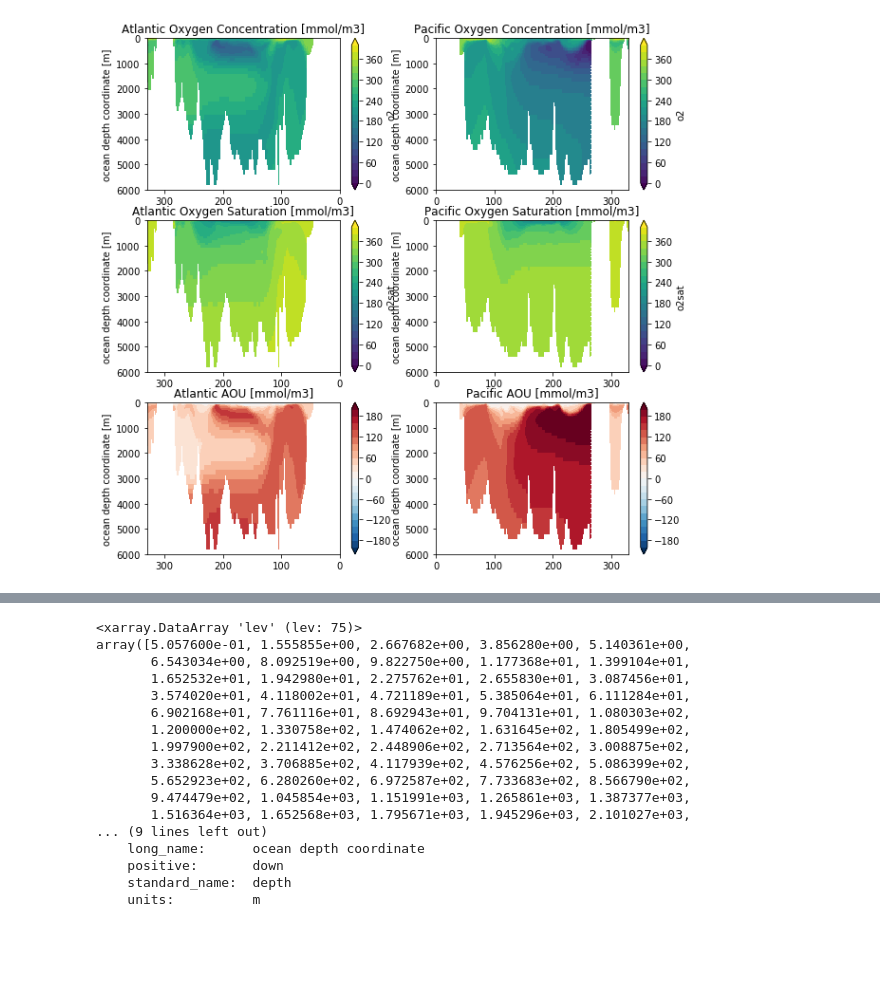
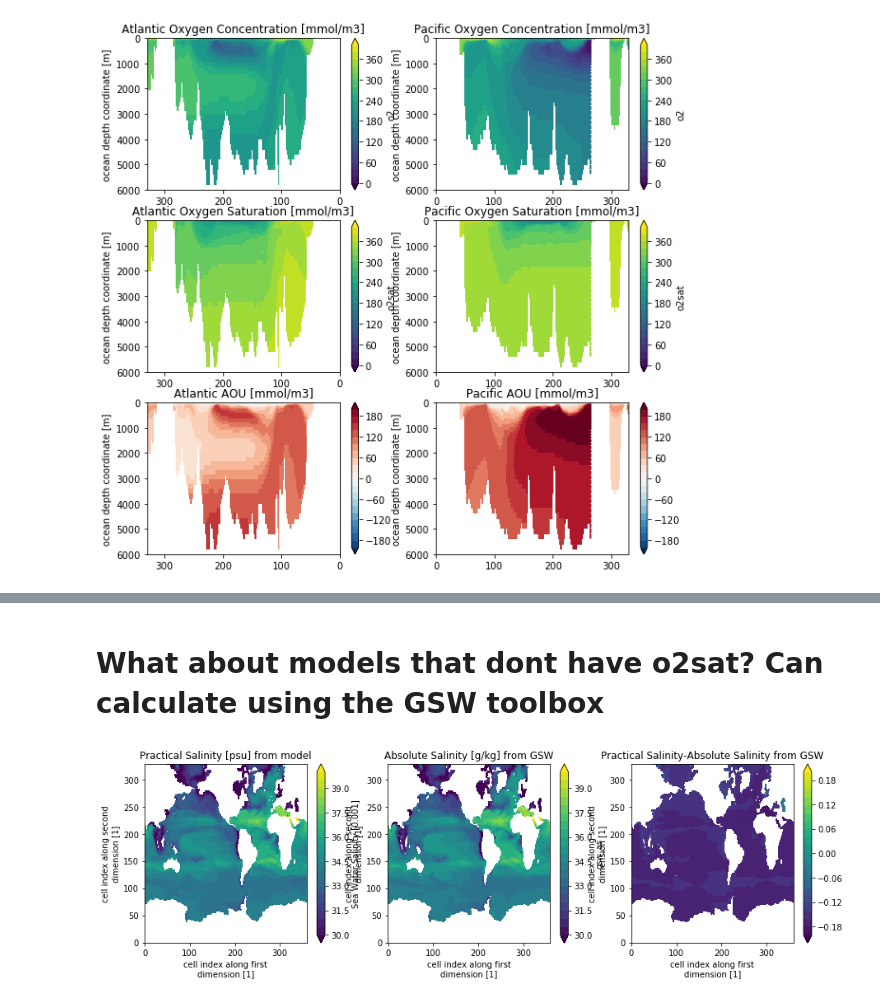
Before and after one commit to mara-freilich/cmip6hack-ocean-bgc, a Jupyter notebook: notebooks/jml_dissic_prereg.ipynb, the cells around one changed output, grey strips where cells are left out. Drawn from its saved outputs; the diff is of its cells as text; code cells hidden in the pictures; blank space fills up the shorter version.

```diff
--- a/notebooks/jml_dissic_prereg.ipynb
+++ b/notebooks/jml_dissic_prereg.ipynb
@@ -111,7 +85,7 @@ cat = col.search(experiment_id='historical',
                  source_id=['UKESM1-0-LL'])
 # Load the data
 dset_dict = cat.to_dataset_dict(zarr_kwargs={'consolidated': True, 'decode_times': False},
-                                cdf_kwargs={'chunks': {'time':60, 'i':30, 'j':30}, 'decode_times': False})
+                                cdf_kwargs={'chunks': {'time':30}, 'decode_times': False})
 models=dset_dict['CMIP.MOHC.UKESM1-0-LL.historical.Omon.gn']
 # %% [output]
 --> The keys in the returned dictionary of datasets are constructed as follows:
@@ -223,23 +196,19 @@ ValueError: unknown setting for dask array handling in apply_ufunc: True
-# %%
-gsw_ct=xr.apply_ufunc(gsw.CT_from_t, gsw_as, modelt.thetao, modelt.lev)
-
-
-o2sat=xr.apply_ufunc(gsw.O2sol,gsw_as, gsw_ct, model.lev, models.longitude, models.latitude)
-# %% [output]
-<xarray.DataArray 'lev' (lev: 75)>
-array([5.057600e-01, 1.555855e+00, 2.667682e+00, 3.856280e+00, 5.140361e+00,
-       6.543034e+00, 8.092519e+00, 9.822750e+00, 1.177368e+01, 1.399104e+01,
-       1.652532e+01, 1.942980e+01, 2.275762e+01, 2.655830e+01, 3.087456e+01,
-       3.574020e+01, 4.118002e+01, 4.721189e+01, 5.385064e+01, 6.111284e+01,
-       6.902168e+01, 7.761116e+01, 8.692943e+01, 9.704131e+01, 1.080303e+02,
-       1.200000e+02, 1.330758e+02, 1.474062e+02, 1.631645e+02, 1.805499e+02,
-       1.997900e+02, 2.211412e+02, 2.448906e+02, 2.713564e+02, 3.008875e+02,
-       3.338628e+02, 3.706885e+02, 4.117939e+02, 4.576256e+02, 5.086399e+02,
-       5.652923e+02, 6.280260e+02, 6.972587e+02, 7.733683e+02, 8.566790e+02,
-       9.474479e+02, 1.045854e+03, 1.151991e+03, 1.265861e+03, 1.387377e+03,
-       1.516364e+03, 1.652568e+03, 1.795671e+03, 1.945296e+03, 2.101027e+03,
-... (9 lines left out)
-    long_name:      ocean depth coordinate
-    positive:       down
-    standard_name:  depth
-    units:          m
+# %% [markdown]
+# What about models that dont have o2sat? Can calculate using the GSW toolbox
+# %%
+import gsw
+
+#Calculate Absolute Salinity
+models['gsw_as']=xr.apply_ufunc(gsw.SA_from_SP, models.so.isel(time=-1), models.lev, models.longitude, models.latitude, dask='allowed')
+
+fig, (ax1,ax2,ax3) = plt.subplots(figsize=(15,4),ncols=3,nrows=1)
+(models.isel(time=-1).isel(lev=0).so).plot(ax=ax1,levels=np.arange(30,40.5,0.5),extend="both")
+ax1.set_title("Practical Salinity [psu] from model")
+(models.isel(lev=0).gsw_as).plot(ax=ax2,levels=np.arange(30,40.5,0.5),extend="both")
+ax2.set_title("Absolute Salinity [g/kg] from GSW")
+sanom=(models.so-models.gsw_as)
+(sanom.isel(time=-1).isel(lev=0)).plot(ax=ax3,levels=np.arange(-0.2,0.220,0.020),extend="both")
+ax3.set_title("Practical Salinity-Absolute Salinity from GSW")
+plt.show()
+# %% [output]
+[figure, added]
```
Also changed, not shown: parts of 19 cells of this notebook.
